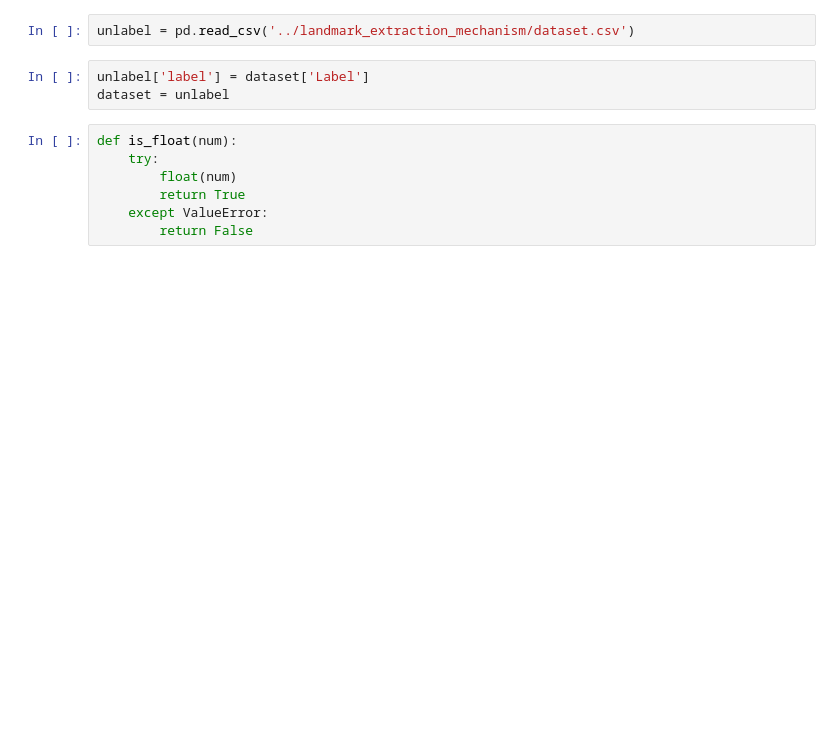
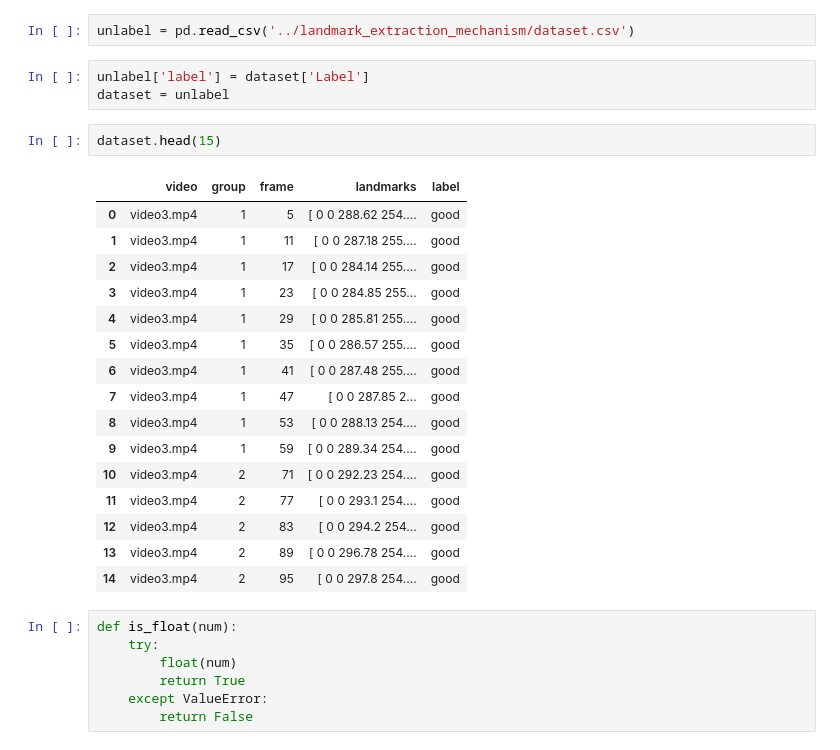
Before and after one commit to Cesarmosqueira/Autoposture, a Jupyter notebook: risk_detector_mechanism/risk_detector_model.ipynb, the cells around one changed output. Drawn from its saved outputs; the diff is of its cells as text; blank space fills up the shorter version.

```diff
--- a/risk_detector_mechanism/risk_detector_model.ipynb
+++ b/risk_detector_mechanism/risk_detector_model.ipynb
@@ -19,6 +20,25 @@ unlabel = pd.read_csv('../landmark_extraction_mechanism/dataset.csv')
 # %%
 unlabel['label'] = dataset['Label']
 dataset = unlabel
+# %%
+dataset.head(15)
+# %% [output]
+|  | video | group | frame | landmarks | label |
+| 0 | video3.mp4 | 1 | 5 | [ 0 0 288.62 254.... | good |
+| 1 | video3.mp4 | 1 | 11 | [ 0 0 287.18 255.... | good |
+| 2 | video3.mp4 | 1 | 17 | [ 0 0 284.14 255.... | good |
+| 3 | video3.mp4 | 1 | 23 | [ 0 0 284.85 255... | good |
+| 4 | video3.mp4 | 1 | 29 | [ 0 0 285.81 255.... | good |
+| 5 | video3.mp4 | 1 | 35 | [ 0 0 286.57 255.... | good |
+| 6 | video3.mp4 | 1 | 41 | [ 0 0 287.48 255.... | good |
+| 7 | video3.mp4 | 1 | 47 | [ 0 0 287.85 2... | good |
+| 8 | video3.mp4 | 1 | 53 | [ 0 0 288.13 254.... | good |
+| 9 | video3.mp4 | 1 | 59 | [ 0 0 289.34 254.... | good |
+| 10 | video3.mp4 | 2 | 71 | [ 0 0 292.23 254.... | good |
+| 11 | video3.mp4 | 2 | 77 | [ 0 0 293.1 254.... | good |
+| 12 | video3.mp4 | 2 | 83 | [ 0 0 294.2 254... | good |
+| 13 | video3.mp4 | 2 | 89 | [ 0 0 296.78 254.... | good |
+| 14 | video3.mp4 | 2 | 95 | [ 0 0 297.8 254.... | good |
 # %%
 def is_float(num):
     try:
```
Also changed, not shown: parts of 17 cells of this notebook, 2 other files.
